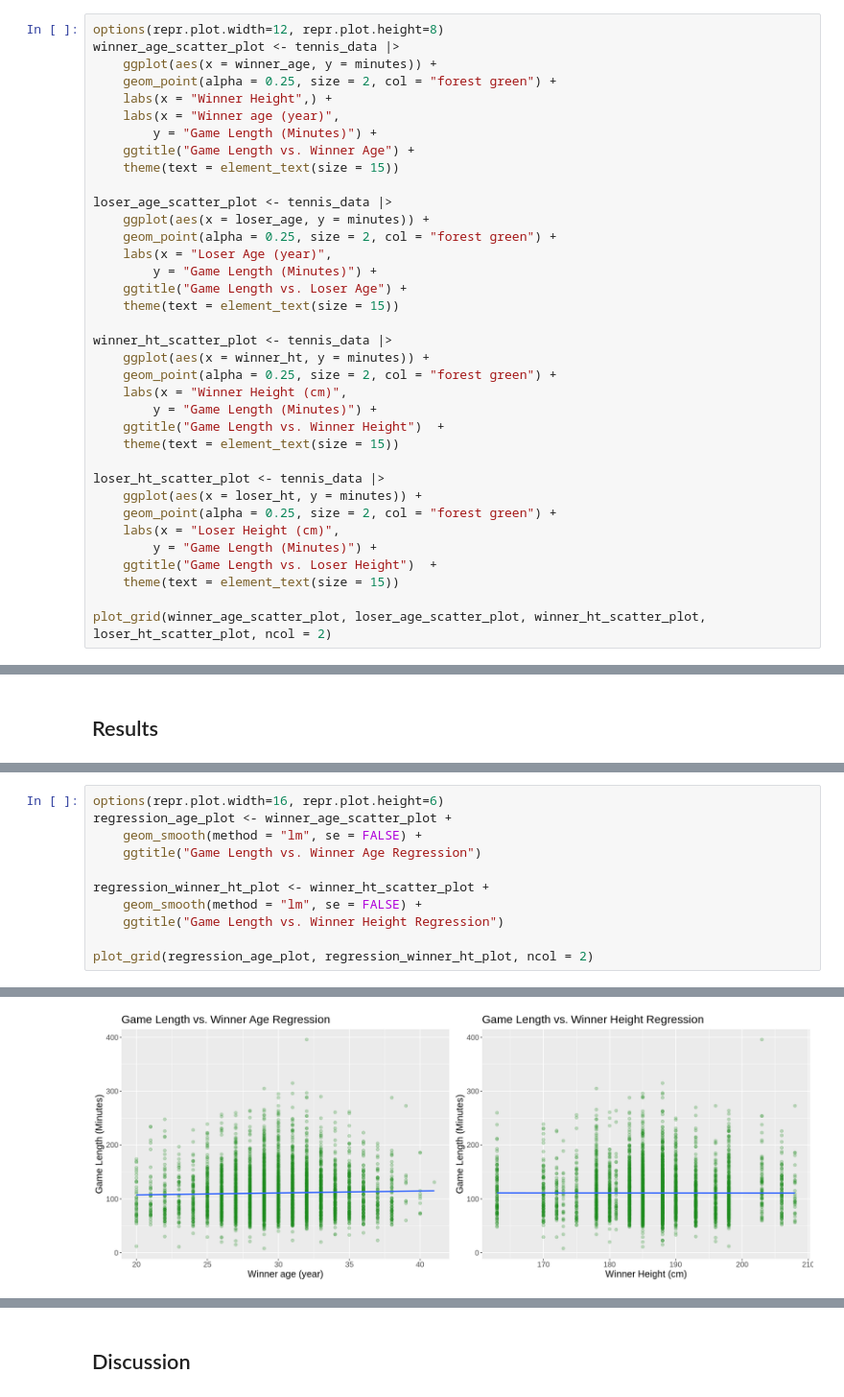
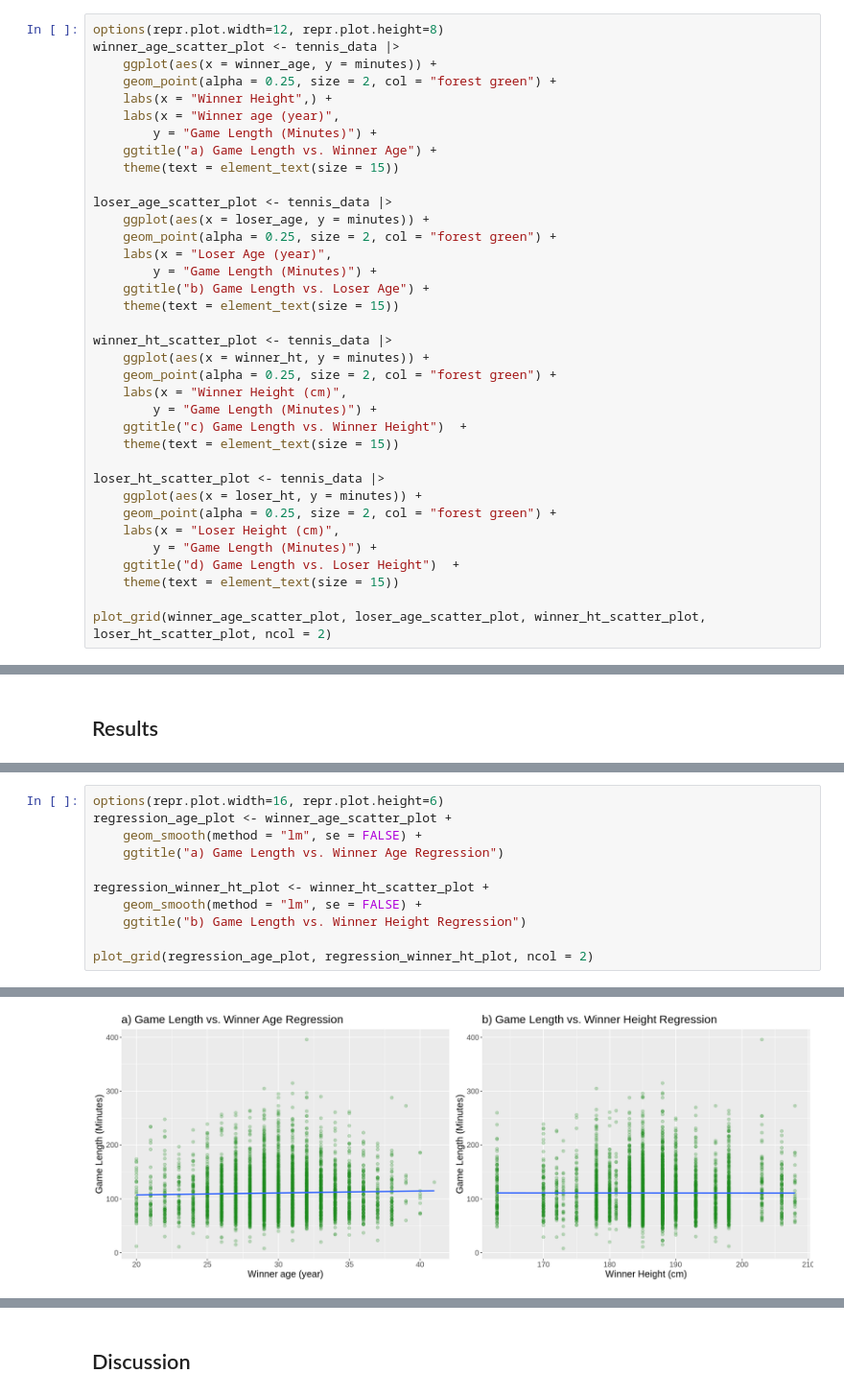
Before and after one commit to keelbeier/dsci100-group69, a Jupyter notebook: group_project_report.ipynb, the cells around one changed output, grey strips where cells are left out. Shown at 96% size. Drawn from its saved outputs; the diff is of its cells as text.

```diff
--- a/group_project_report.ipynb
+++ b/group_project_report.ipynb
@@ -161,7 +161,7 @@ winner_age_scatter_plot <- tennis_data |>
     labs(x = "Winner Height",) +
     labs(x = "Winner age (year)",
         y = "Game Length (Minutes)") +
-    ggtitle("Game Length vs. Winner Age") +
+    ggtitle("a) Game Length vs. Winner Age") +
     theme(text = element_text(size = 15))
 
 loser_age_scatter_plot <- tennis_data |>
@@ -169,7 +169,7 @@ loser_age_scatter_plot <- tennis_data |>
     geom_point(alpha = 0.25, size = 2, col = "forest green") +
     labs(x = "Loser Age (year)",
         y = "Game Length (Minutes)") +
-    ggtitle("Game Length vs. Loser Age") +
+    ggtitle("b) Game Length vs. Loser Age") +
     theme(text = element_text(size = 15))
 
 winner_ht_scatter_plot <- tennis_data |>
@@ -177,7 +177,7 @@ winner_ht_scatter_plot <- tennis_data |>
     geom_point(alpha = 0.25, size = 2, col = "forest green") +
     labs(x = "Winner Height (cm)",
         y = "Game Length (Minutes)") +
-    ggtitle("Game Length vs. Winner Height")  +
+    ggtitle("c) Game Length vs. Winner Height")  +
     theme(text = element_text(size = 15))
 
 loser_ht_scatter_plot <- tennis_data |>
@@ -185,7 +185,7 @@ loser_ht_scatter_plot <- tennis_data |>
     geom_point(alpha = 0.25, size = 2, col = "forest green") +
     labs(x = "Loser Height (cm)",
         y = "Game Length (Minutes)") +
-    ggtitle("Game Length vs. Loser Height")  +
+    ggtitle("d) Game Length vs. Loser Height")  +
     theme(text = element_text(size = 15))
 
 plot_grid(winner_age_scatter_plot, loser_age_scatter_plot, winner_ht_scatter_plot, loser_ht_scatter_plot, ncol = 2)
@@ -322,25 +324,25 @@ A tibble: 3 × 5
 # %%
 options(repr.plot.width=16, repr.plot.height=6)
 regression_age_plot <- winner_age_scatter_plot +
     geom_smooth(method = "lm", se = FALSE) +
-    ggtitle("Game Length vs. Winner Age Regression")
+    ggtitle("a) Game Length vs. Winner Age Regression")
 
 regression_winner_ht_plot <- winner_ht_scatter_plot +
     geom_smooth(method = "lm", se = FALSE) +
-    ggtitle("Game Length vs. Winner Height Regression")
+    ggtitle("b) Game Length vs. Winner Height Regression")
 
 plot_grid(regression_age_plot, regression_winner_ht_plot, ncol = 2)
 # %% [output]
 `geom_smooth()` using formula 'y ~ x'
 
 Warning message:
 “Removed 73 rows containing non-finite values (stat_smooth).”
 Warning message:
 “Removed 73 rows containing missing values (geom_point).”
 `geom_smooth()` using formula 'y ~ x'
 
 Warning message:
 “Removed 73 rows containing non-finite values (stat_smooth).”
 Warning message:
 “Removed 73 rows containing missing values (geom_point).”
-[figure, old version]
+[figure, new version]
```
Also changed, not shown: parts of 10 cells of this notebook.
